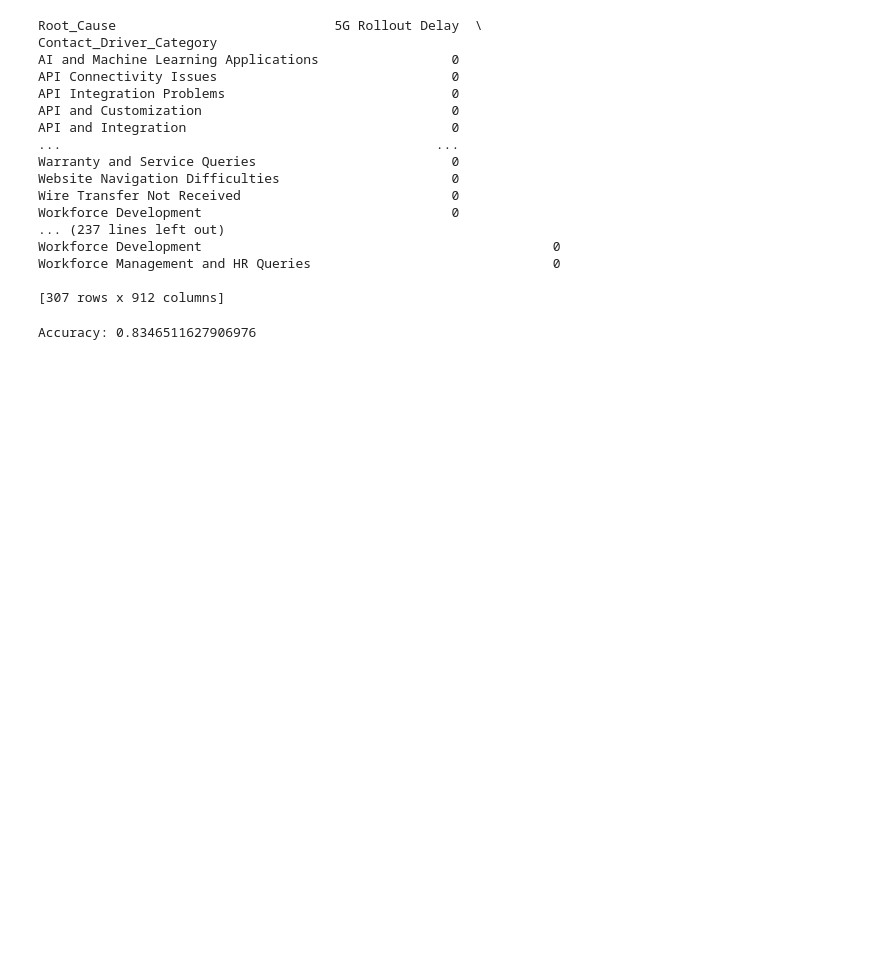
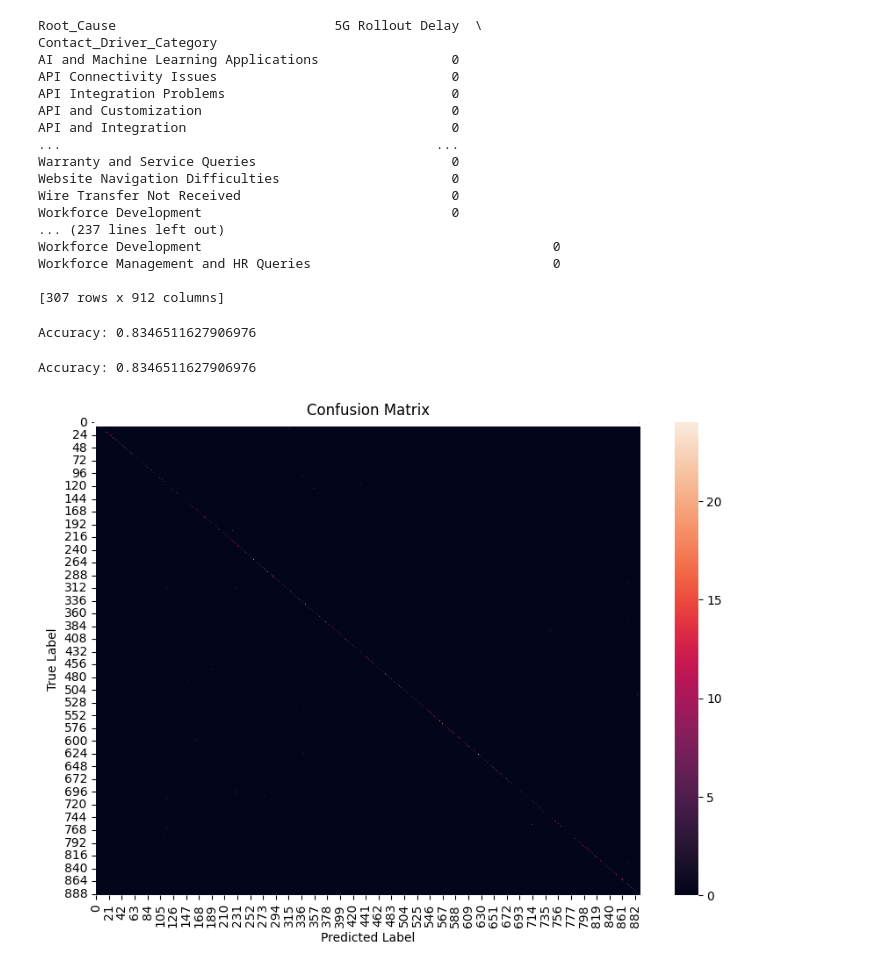
Before and after one commit to renebaumann3000/root_cause_analysis, a Jupyter notebook: jupyter_notebooks/Untitled2.ipynb, the cells around one changed output. Saved outputs shown, nothing was run; the diff lists cells and outputs as text; code cells hidden in the pictures; blank space fills up the shorter version.

```diff
--- a/jupyter_notebooks/Untitled2.ipynb
+++ b/jupyter_notebooks/Untitled2.ipynb
@@ -234,3 +234,33 @@ accuracy = accuracy_score(y_test, y_pred)
 print(f"Accuracy: {accuracy}")
 # %% [output]
 Accuracy: 0.8346511627906976
+# %%
+from sklearn.model_selection import train_test_split
+from sklearn.feature_extraction.text import TfidfVectorizer
+from sklearn.naive_bayes import MultinomialNB
+from sklearn.metrics import accuracy_score, confusion_matrix
+import matplotlib.pyplot as plt
+import seaborn as sns
+
+# Model training and prediction
+clf = MultinomialNB()
+clf.fit(X_train_tfidf, y_train)
+y_pred = clf.predict(X_test_tfidf)
+
+# Evaluating the model
+accuracy = accuracy_score(y_test, y_pred)
+print(f"Accuracy: {accuracy}")
+
+# Generating the confusion matrix
+cm = confusion_matrix(y_test, y_pred)
+
+# Visualizing the confusion matrix
+plt.figure(figsize=(10,7))
+sns.heatmap(cm, annot=True, fmt='d')
+plt.title('Confusion Matrix')
+plt.xlabel('Predicted Label')
+plt.ylabel('True Label')
+plt.show()
+# %% [output]
+Accuracy: 0.8346511627906976
+[figure, added]
```
Also changed, not shown: parts of 1 cell of this notebook, 3 other files.
